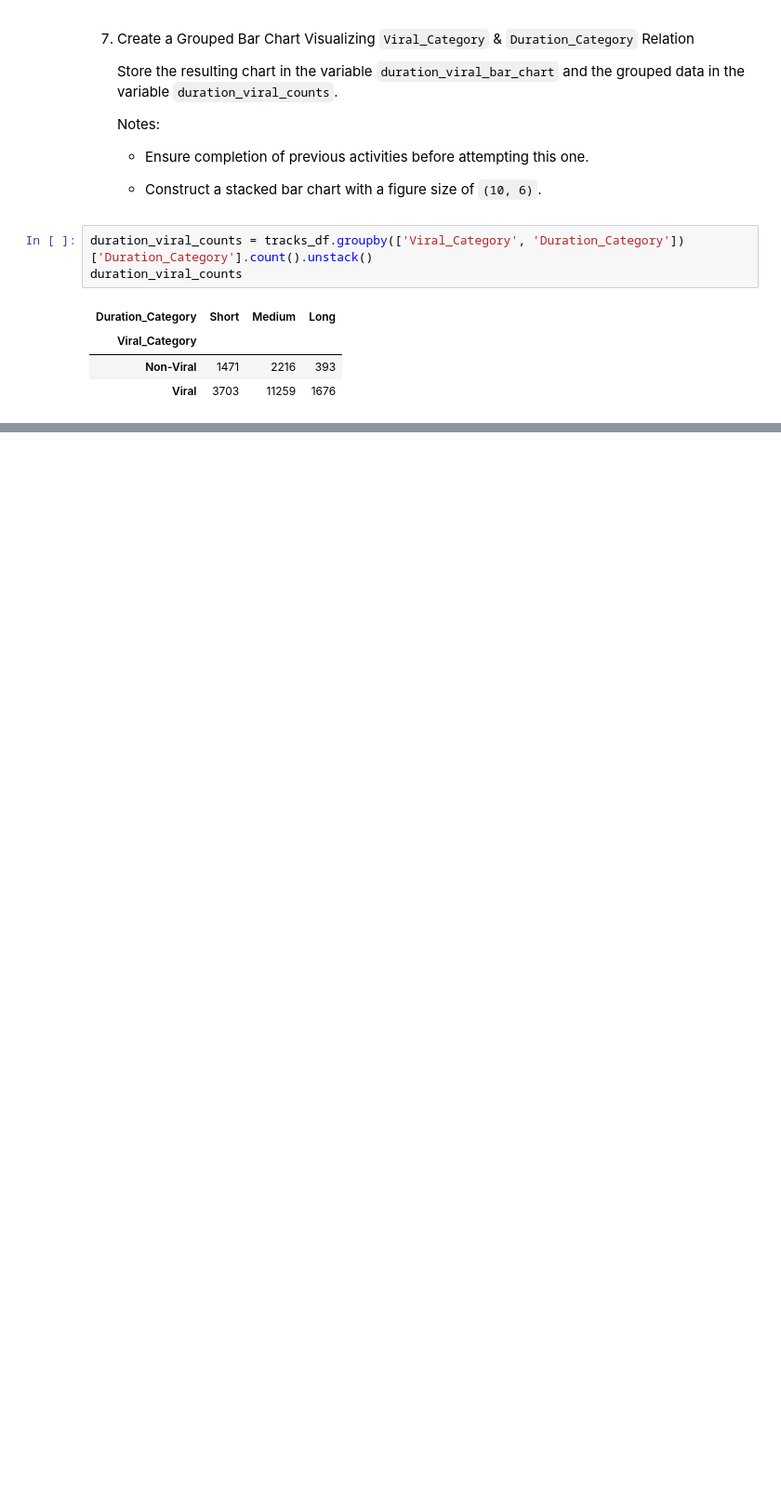
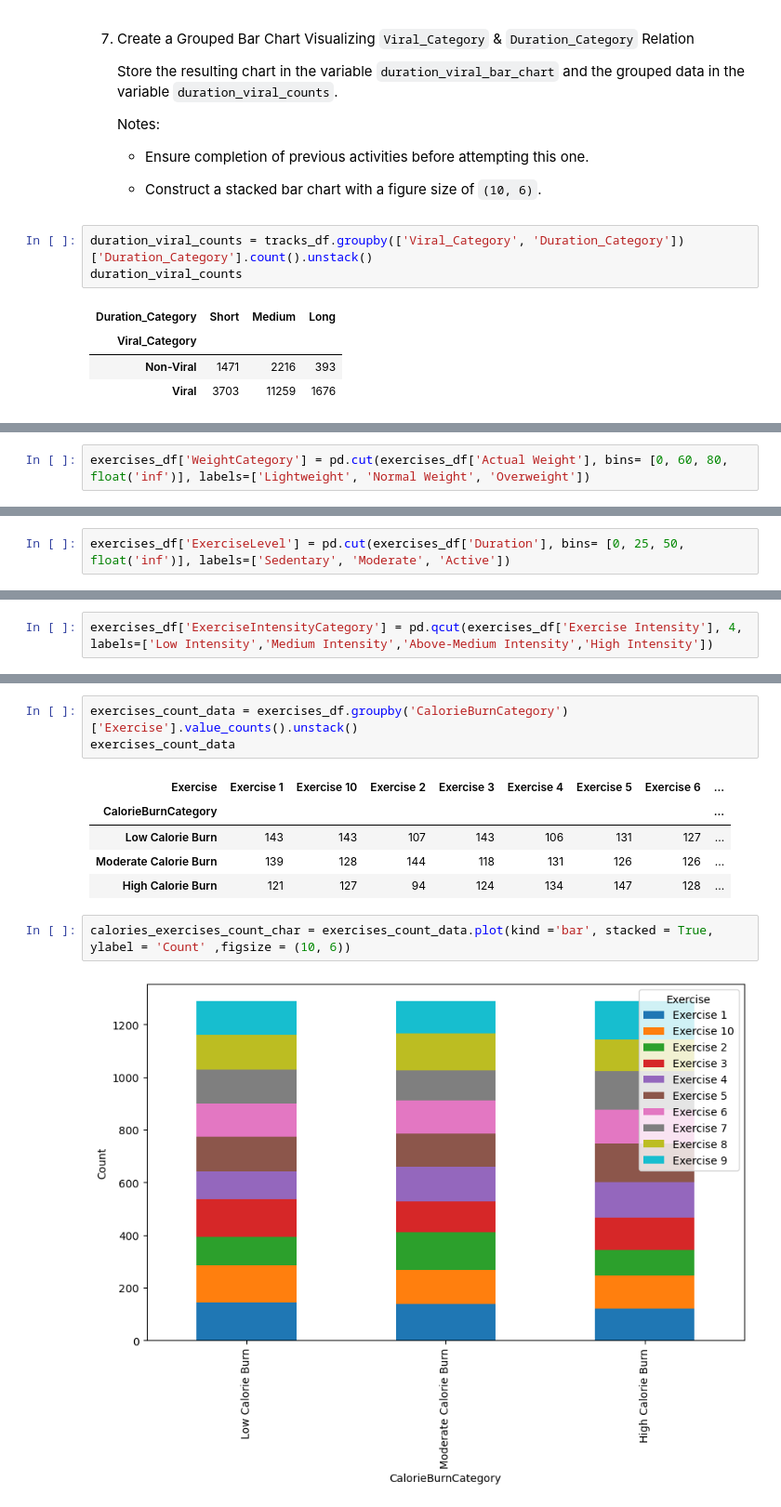
Before and after one commit to DVadeus/Data-Analysis, a Jupyter notebook: 4 Data Wrangling with Pandas.ipynb, the cells around one changed output, grey strips where cells are left out. Shown: that part at 93% size. Drawn from its saved outputs; the diff is of its cells as text; blank space fills up the shorter version.

```diff
--- a/4 Data Wrangling with Pandas.ipynb
+++ b/4 Data Wrangling with Pandas.ipynb
@@ -2536,0 +2706,2 @@ duration_viral_bar_chart = duration_viral_counts.plot(kind = 'bar',
+# %%
+exercises_df['WeightCategory'] = pd.cut(exercises_df['Actual Weight'], bins= [0, 60, 80, float('inf')], labels=['Lightweight', 'Normal Weight', 'Overweight'])
@@ -2536,0 +2724,2 @@ duration_viral_bar_chart = duration_viral_counts.plot(kind = 'bar',
+# %%
+exercises_df['ExerciseLevel'] = pd.cut(exercises_df['Duration'], bins= [0, 25, 50, float('inf')], labels=['Sedentary', 'Moderate', 'Active'])
@@ -2536,0 +2782,2 @@ duration_viral_bar_chart = duration_viral_counts.plot(kind = 'bar',
+# %%
+exercises_df['ExerciseIntensityCategory'] = pd.qcut(exercises_df['Exercise Intensity'], 4, labels=['Low Intensity','Medium Intensity','Above-Medium Intensity','High Intensity'])
@@ -2536,0 +2830,13 @@ duration_viral_bar_chart = duration_viral_counts.plot(kind = 'bar',
+# %%
+exercises_count_data = exercises_df.groupby('CalorieBurnCategory')['Exercise'].value_counts().unstack()
+exercises_count_data
+# %% [output]
+| Exercise | Exercise 1 | Exercise 10 | Exercise 2 | Exercise 3 | Exercise 4 | Exercise 5 | Exercise 6 | ... |
+| CalorieBurnCategory |  |  |  |  |  |  |  | ... |
+| Low Calorie Burn | 143 | 143 | 107 | 143 | 106 | 131 | 127 | ... |
+| Moderate Calorie Burn | 139 | 128 | 144 | 118 | 131 | 126 | 126 | ... |
+| High Calorie Burn | 121 | 127 | 94 | 124 | 134 | 147 | 128 | ... |
+# %%
+calories_exercises_count_char = exercises_count_data.plot(kind ='bar', stacked = True, ylabel = 'Count' ,figsize = (10, 6))
+# %% [output]
+[figure, added]
```
Also changed, not shown: parts of 43 cells of this notebook, 1 other file.
